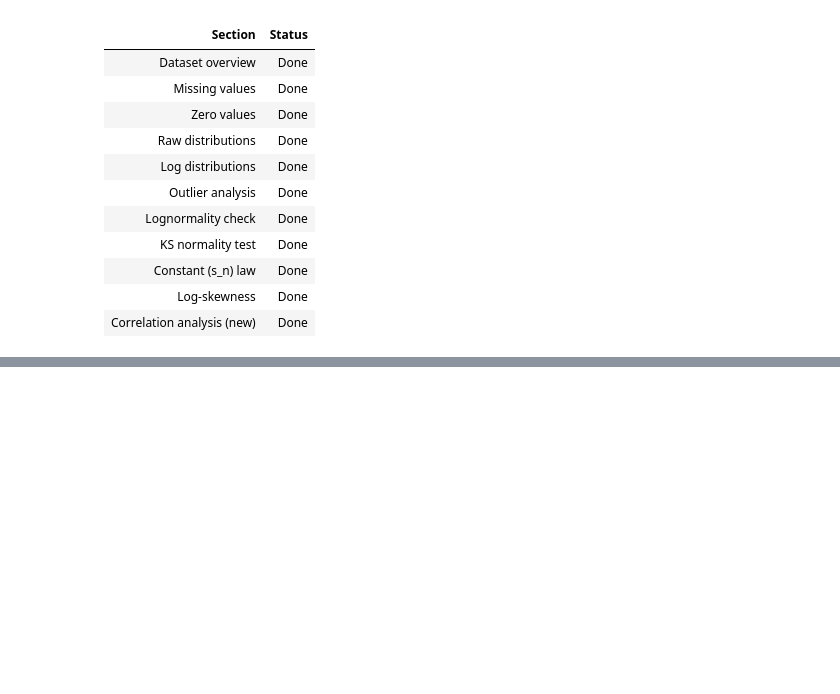
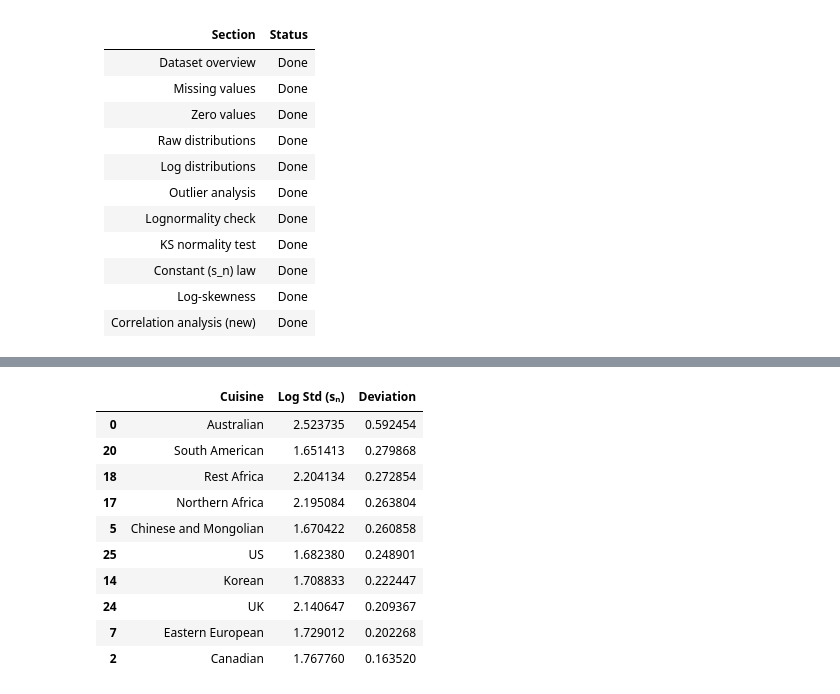
Before and after one commit to harsh23229/Universal-statistical-laws-governing-culinary-design, a Jupyter notebook: update_nutrition_analysis.ipynb, the cells around one changed output, grey strips where cells are left out. Saved outputs shown, nothing was run; the diff lists cells and outputs as text; code cells hidden in the pictures; blank space fills up the shorter version.

```diff
--- a/update_nutrition_analysis.ipynb
+++ b/update_nutrition_analysis.ipynb
@@ -717,0 +1261,36 @@ To test whether nutrient distributions become nearly symmetric in log-space, pro
+# %%
+# ============================================================
+# Cell 15B: Cuisine Deviation from Global s_n
+# ============================================================
+
+global_s = sigma_df["Sigma (Centered)"].mean()
+
+deviation_df = (
+    cuisine_stats_df
+    .groupby("Cuisine")["Log Std (sₙ)"]
+    .mean()
+    .reset_index()
+)
+
+deviation_df["Deviation"] = (
+    deviation_df["Log Std (sₙ)"] - global_s
+).abs()
+
+deviation_df = deviation_df.sort_values(
+    "Deviation",
+    ascending=False
+)
+
+display(deviation_df.head(10))
+# %% [output]
+|  | Cuisine | Log Std (sₙ) | Deviation |
+| 0 | Australian | 2.523735 | 0.592454 |
+| 20 | South American | 1.651413 | 0.279868 |
+| 18 | Rest Africa | 2.204134 | 0.272854 |
+| 17 | Northern Africa | 2.195084 | 0.263804 |
+| 5 | Chinese and Mongolian | 1.670422 | 0.260858 |
+| 25 | US | 1.682380 | 0.248901 |
+| 14 | Korean | 1.708833 | 0.222447 |
+| 24 | UK | 2.140647 | 0.209367 |
+| 7 | Eastern European | 1.729012 | 0.202268 |
+| 2 | Canadian | 1.767760 | 0.163520 |
```
Also changed, not shown: parts of 11 cells of this notebook, 1 other file.
